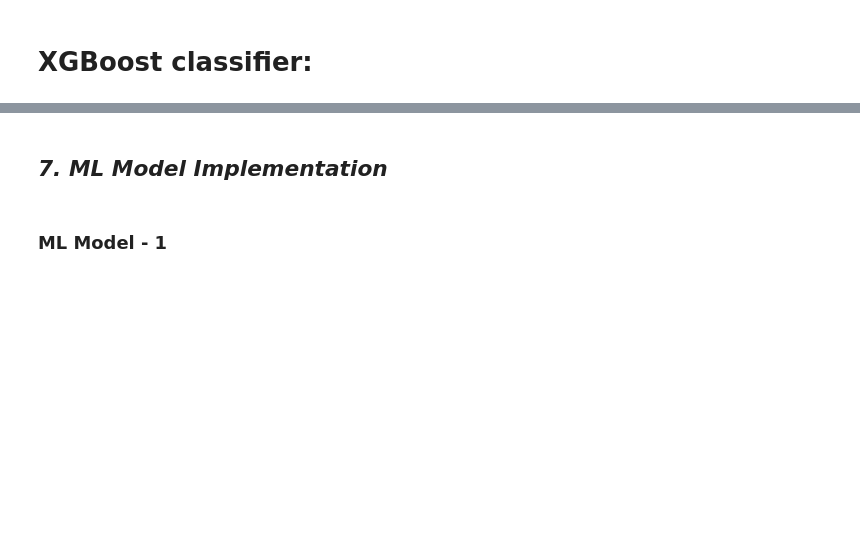
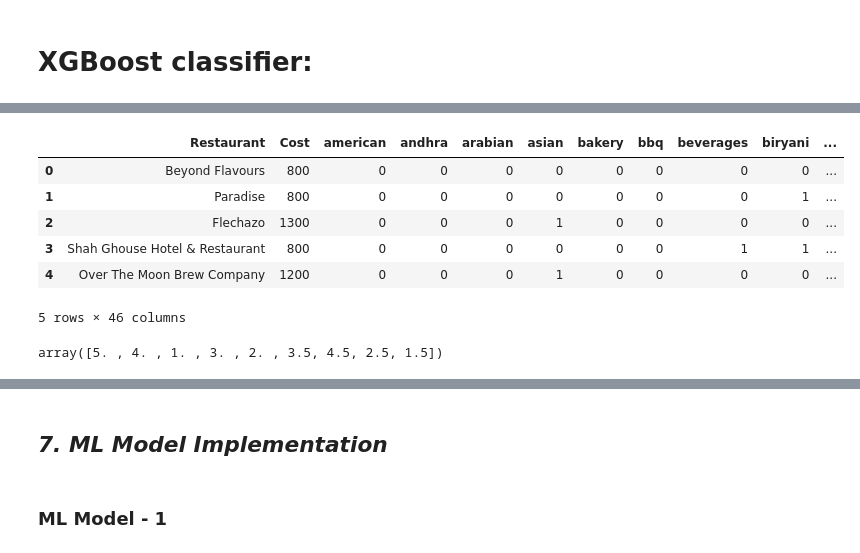
Before and after one commit to adityapatil4141/Zomato-restaurant-clustering-and-sentiment-analysis, a Jupyter notebook: ZOMATO_RESTAURANT_CLUSTERING_AND_SENTIMENT_ANALYSIS.ipynb, the cells around one changed output, grey strips where cells are left out. Drawn from its saved outputs; the diff is of its cells as text; code cells hidden in the pictures; blank space fills up the shorter version.

```diff
--- a/ZOMATO_RESTAURANT_CLUSTERING_AND_SENTIMENT_ANALYSIS.ipynb
+++ b/ZOMATO_RESTAURANT_CLUSTERING_AND_SENTIMENT_ANALYSIS.ipynb
@@ -1158,0 +1231,2 @@ weighted avg       0.96      0.95      0.96      2489
+# %%
+cuisines_df = df_names[['Restaurant','Cost','Cuisines']]
@@ -1158,0 +1242,3 @@ weighted avg       0.96      0.95      0.96      2489
+# %%
+cuisines_df['Cuisines'] = cuisines_df['Cuisines'].str.replace(' ','')
+cuisines_df['Cuisines'] = cuisines_df['Cuisines'].str.split(',')
@@ -1158,0 +1266,20 @@ weighted avg       0.96      0.95      0.96      2489
+# %%
+from sklearn.preprocessing import MultiLabelBinarizer
+mlb = MultiLabelBinarizer(sparse_output=True)
+# %%
+cuisines_df = cuisines_df.join(pd.DataFrame.sparse.from_spmatrix(mlb.fit_transform(cuisines_df.pop('Cuisines')),
+                                                                 index=cuisines_df.index, columns=mlb.classes_))
+# %%
+cuisines_df.head()
+# %% [output]
+|  | Restaurant | Cost | american | andhra | arabian | asian | bakery | bbq | beverages | biryani | ... |
+| 0 | Beyond Flavours | 800 | 0 | 0 | 0 | 0 | 0 | 0 | 0 | 0 | ... |
+| 1 | Paradise | 800 | 0 | 0 | 0 | 0 | 0 | 0 | 0 | 1 | ... |
+| 2 | Flechazo | 1300 | 0 | 0 | 0 | 1 | 0 | 0 | 0 | 0 | ... |
+| 3 | Shah Ghouse Hotel & Restaurant | 800 | 0 | 0 | 0 | 0 | 0 | 0 | 1 | 1 | ... |
+| 4 | Over The Moon Brew Company | 1200 | 0 | 0 | 0 | 1 | 0 | 0 | 0 | 0 | ... |
+5 rows × 46 columns
+# %%
+df_reviews['Rating'].unique()
+# %% [output]
+array([5. , 4. , 1. , 3. , 2. , 3.5, 4.5, 2.5, 1.5])
```
Also changed, not shown: parts of 57 cells of this notebook.
